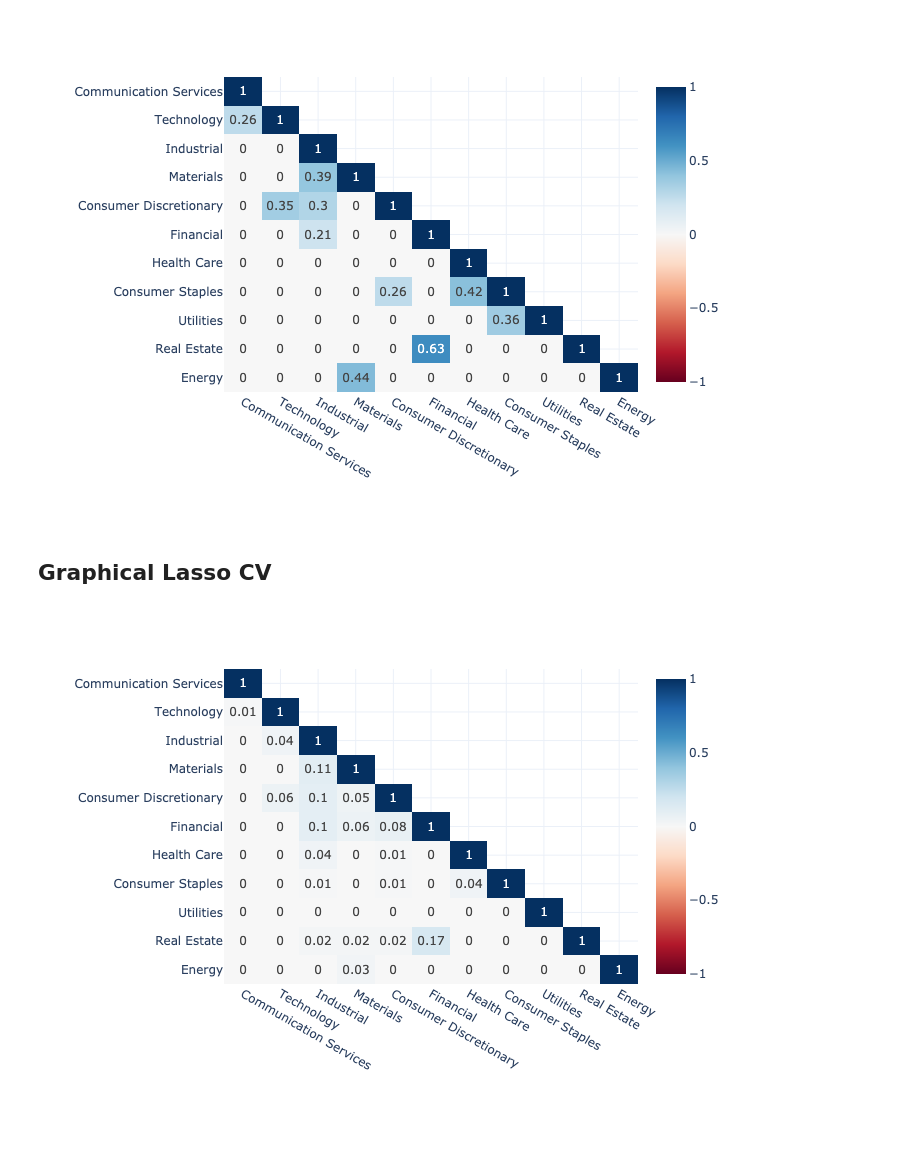
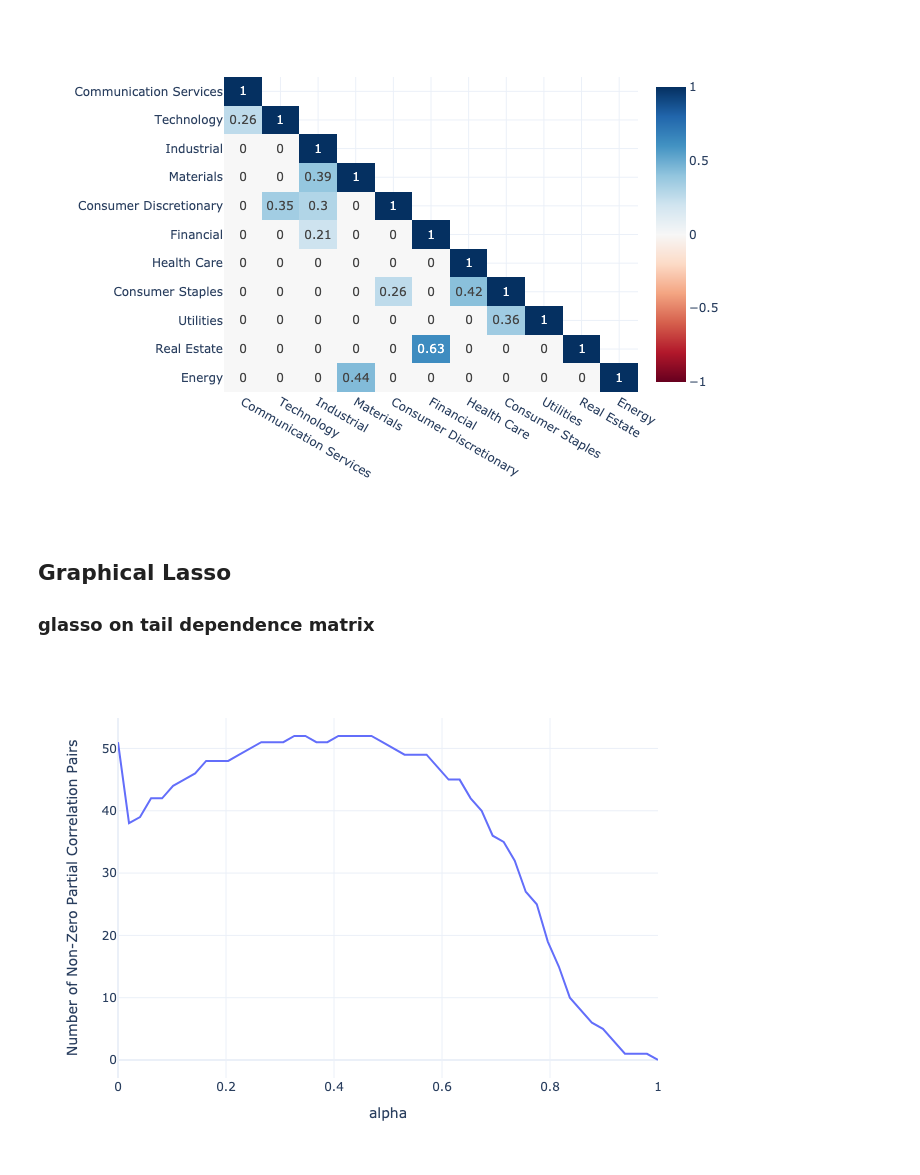
Before and after one commit to MegaCookies88/MSc.-Thesis-EVT-SP500, a Jupyter notebook: Jupyter_Notebooks/EPCA.ipynb, the cells around one changed output. Cells and saved outputs as stored; diff of their text form; code cells hidden in the pictures; blank space fills up the shorter version.

```diff
--- a/Jupyter_Notebooks/EPCA.ipynb
+++ b/Jupyter_Notebooks/EPCA.ipynb
@@ -328,15 +328,21 @@ fig.show()
 # %% [output]
 [figure]
 # %% [markdown]
-## Graphical Lasso CV
+## Graphical Lasso
+### glasso on tail dependence matrix
-# %%
-from sklearn.covariance import graphical_lasso
-
-cov, prec = graphical_lasso(emp_cov=np.array(S), alpha=0.8)
-cov = pd.DataFrame(cov, index=S.index, columns=S.columns)
-prec = pd.DataFrame(prec, index=S.index, columns=S.columns)
-
-G_glasso = part_corr(cov).round(2)
-plot_g(G_glasso)
-# %% [output]
-[figure, removed]
+# %%
+from sklearn.covariance import graphical_lasso
+
+nonzero = []
+
+for alpha in np.linspace(0,1,50):
+    cov, prec = graphical_lasso(emp_cov=np.array(S), alpha=alpha)
+    cov = pd.DataFrame(cov, index=S.index, columns=S.columns)
+    G = part_corr(cov).round(2)
+    nonzero.append(int(((G!=0).sum().sum()-len(G))/2))
+
+fig = px.line(x=np.linspace(0,1,50), y=nonzero)
+fig.update_layout(xaxis_title='alpha', yaxis_title='Number of Non-Zero Partial Correlation Pairs', width=700)
+fig.show()
+# %% [output]
+[figure, added]
```
Also changed, not shown: parts of 12 cells of this notebook.
